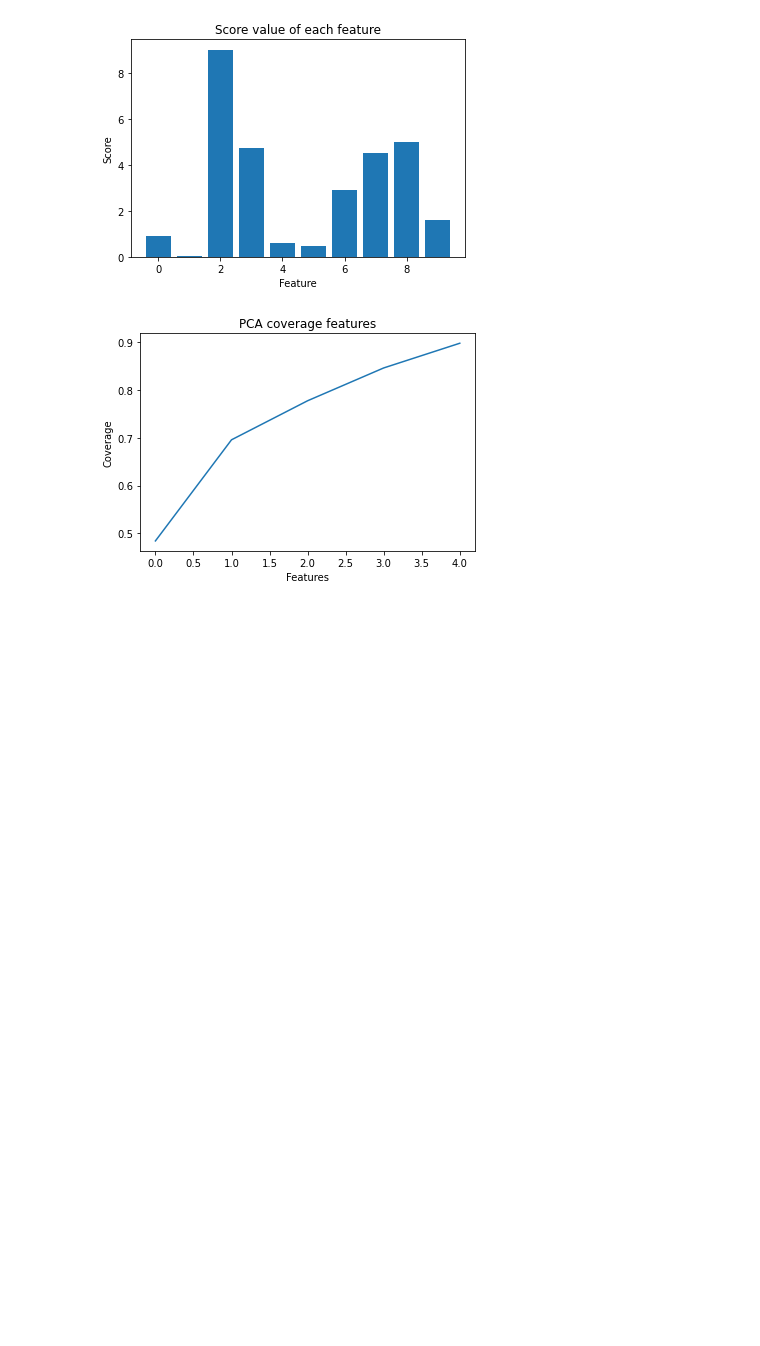
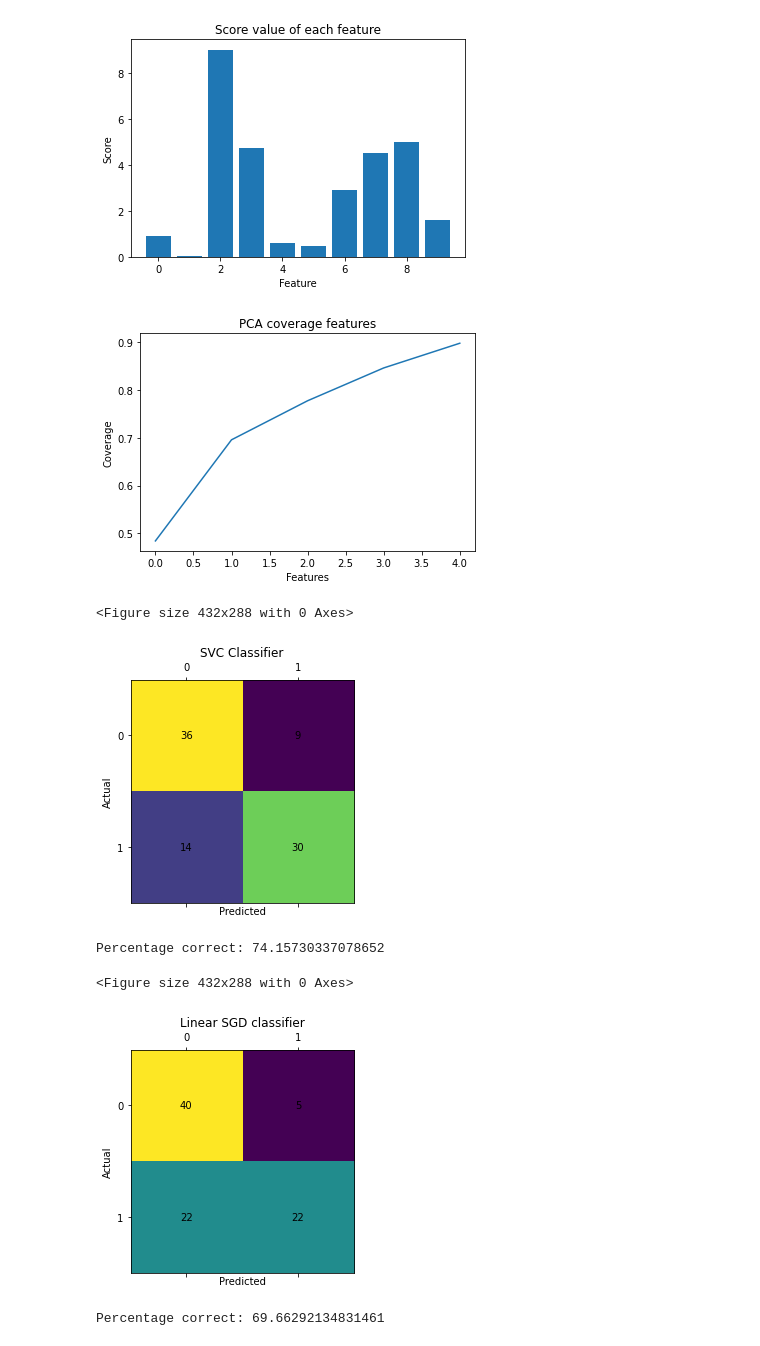
Before and after one commit to perkynades/ML-diabetes, a Jupyter notebook: src/main.ipynb, the cells around one changed output. Cells and saved outputs as stored; diff of their text form; code cells hidden in the pictures; blank space fills up the shorter version.

```diff
--- a/src/main.ipynb
+++ b/src/main.ipynb
@@ -174,18 +175,36 @@ y_test = y_test_labaled
 # %%
 predicter = Sequential()
 
 predicter.add(Dense(units=features*2, activation='relu', input_dim=features, name='Input'))
 predicter.add(Dense(units=10, activation='relu', name='Hidden1'))
 predicter.add(Dense(units=5, activation='relu', name='Hidden2'))
 predicter.add(Dense(units=1, activation='sigmoid', name='Output'))
 
 predicter.compile(optimizer='nadam', loss='binary_crossentropy', metrics=['accuracy'])
 
-svc_clf = SVC(random_state=42, kernel='rbf', c=2200, gamma=0.0001)
+svc_clf = SVC(random_state=42,kernel='rbf', C=2200, gamma=0.0001)
 svc_clf.fit(x_train, y_train)
 y_pred_svc = svc_clf.predict(x_test)
 svc_clf.get_params
 
+# Confusion matrix SVC
 cm = confusion_matrix(y_true=y_test, y_pred=y_pred_svc)
 plot_matrix('SVC Classifier', cm)
 print_percent_correct(y_pred_svc, y_test)
+
+# Linear SDG classifier using SVM(Support venctor machine)
+sgd_clf = SGDClassifier(random_state=42, max_iter=2000, tol=0.001)
+sgd_clf.fit(x_train, y_train)
+y_pred_sdg = sgd_clf.predict(x_test)
+
+# Confusion matrix SGD
+cm2 = confusion_matrix(y_true=y_test, y_pred=y_pred_sdg)
+plot_matrix('Linear SGD classifier', cm2)
+print_percent_correct(y_pred_sdg, y_test)
+# %% [output]
+<Figure size 432x288 with 0 Axes>
+[figure, added]
+Percentage correct: 74.15730337078652
+<Figure size 432x288 with 0 Axes>
+[figure, added]
+Percentage correct: 69.66292134831461
```
Also changed, not shown: parts of 4 cells of this notebook.
